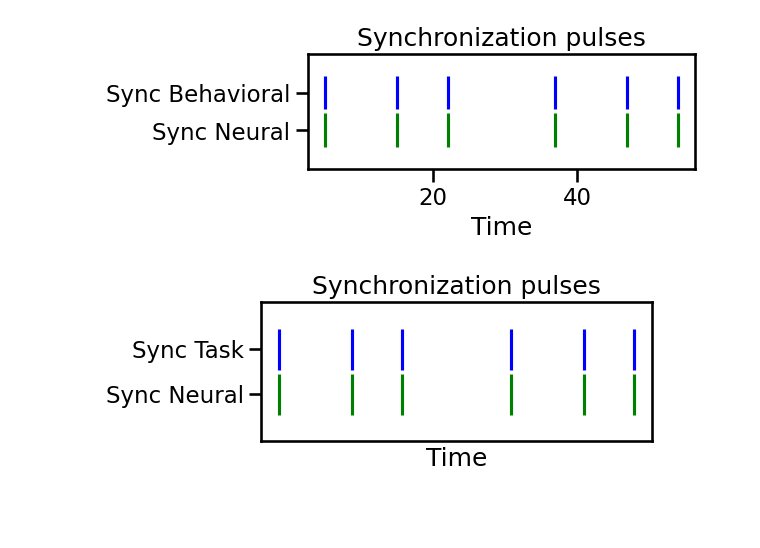
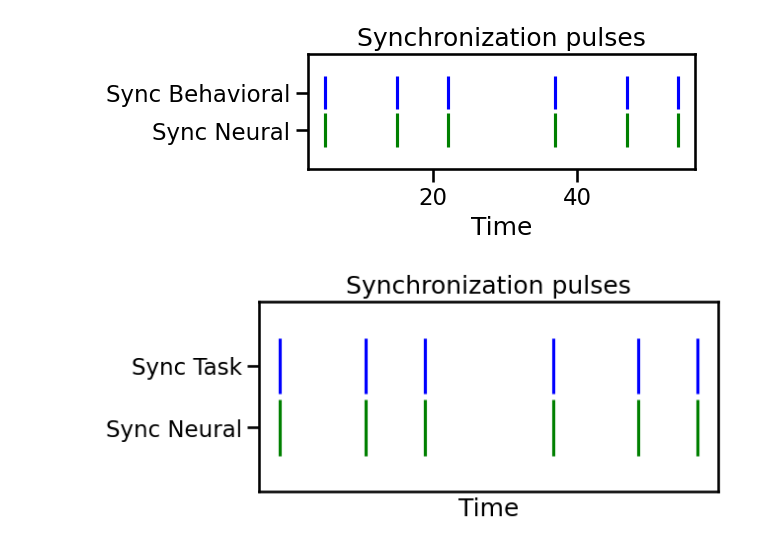
Before and after one commit to HSNPipeline/Paper, a Jupyter notebook: 01-FigPieces.ipynb, the cells around one changed output. Cells and saved outputs as stored; diff of their text form; code cells hidden in the pictures; blank space fills up the shorter version.

```diff
--- a/01-FigPieces.ipynb
+++ b/01-FigPieces.ipynb
@@ -20,6 +23,9 @@ import seaborn as sns
 sns.set_context('talk')
 # %%
 set_random_seed(101)
+# %%
+# Set figure save location
+SAVE_FOLDER = 'img/'
 # %% [markdown]
 ## Action Potentials
 # %%
@@ -104,13 +114,12 @@ plot_alignment(sync1, sync2, xticklabels=[], figsize=(5, 1.5))
 # %%
 # Customized version of sync pulses
 ax = check_ax(None, figsize=(6, 2.5))
 ax.eventplot([sync1, sync2], linelengths=[0.9, 0.9], colors=['g', 'b'])
 ax.set_xlabel('Time')
 ax.set_xticks([])
 ax.set_yticks([0, 1])
 ax.set_yticklabels(['Sync Neural', 'Sync Task'])
 ax.set_title('Synchronization pulses')
-plt.tight_layout()
-plt.savefig('sync.pdf')
+save_figure('sync.pdf', SAVE_FOLDER)
 # %% [output]
-[figure, old version]
+[figure, new version]
```
Also changed, not shown: parts of 7 cells of this notebook, 1 other file.
